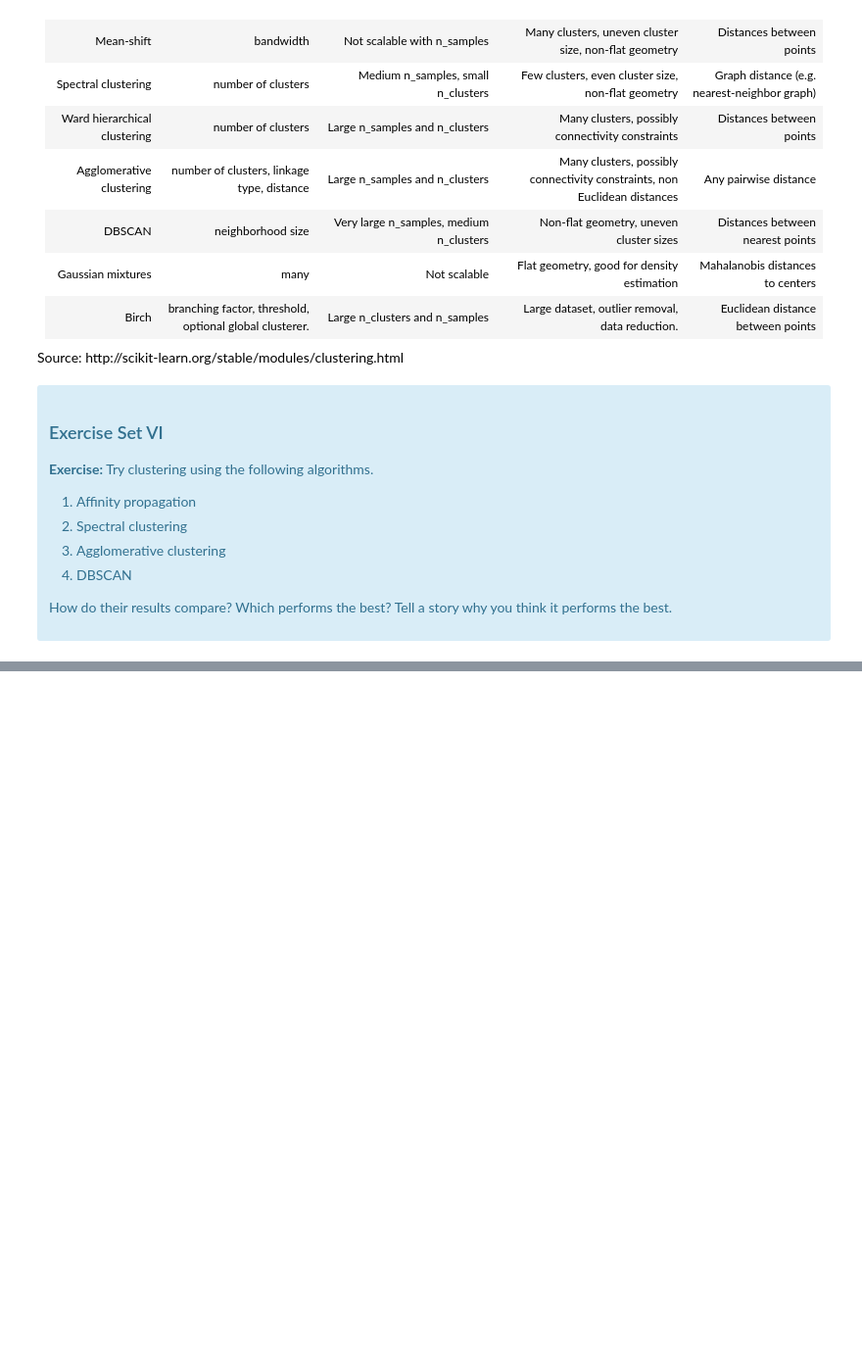
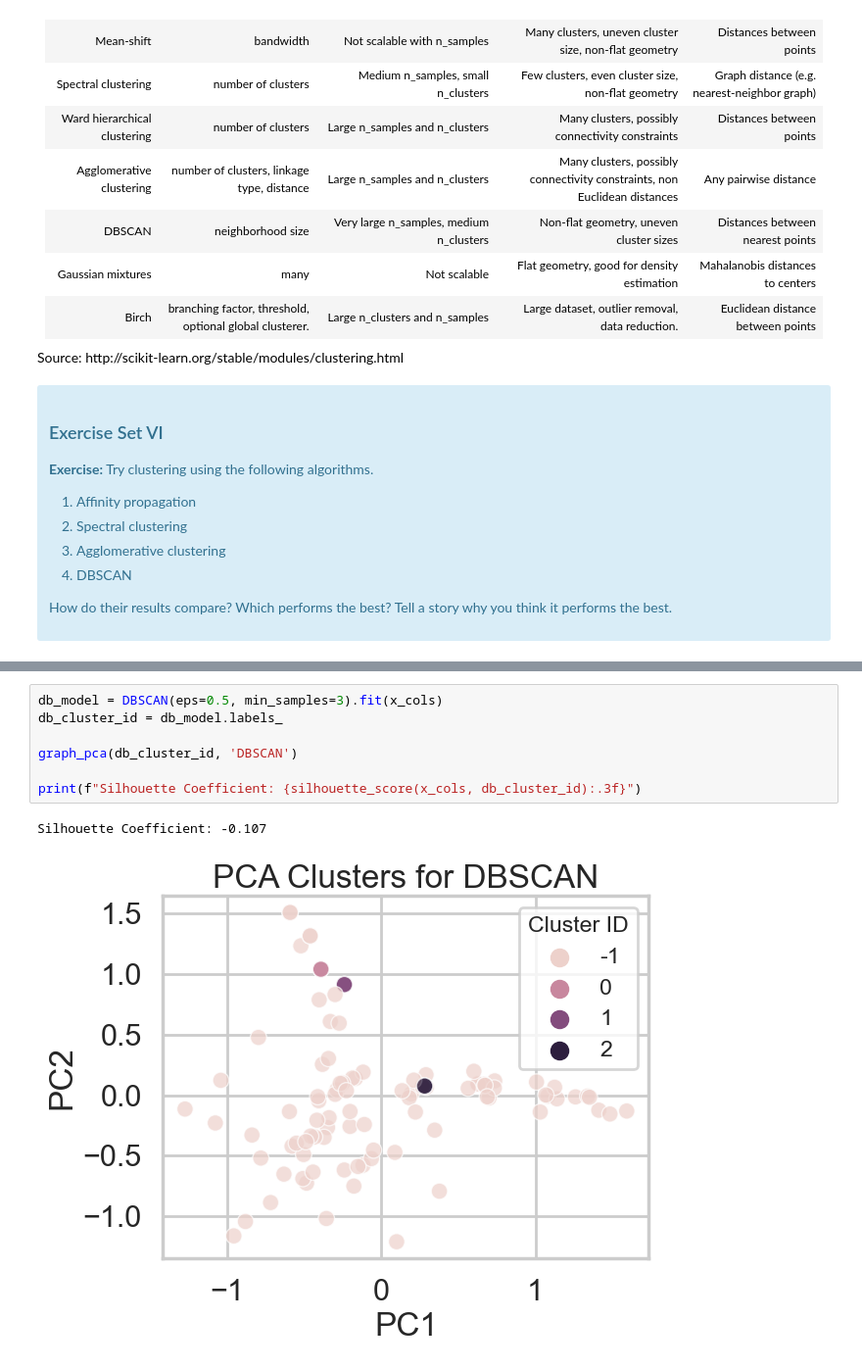
Before and after one commit to lila-b/springboard, a Jupyter notebook: Clustering_Case_Study/Clustering Case Study - Customer Segmentation with K-Means - Tier 3.ipynb, the cells around one changed output, grey strips where cells are left out. Shown at 98% size. Cells and saved outputs as stored; diff of their text form; blank space fills up the shorter version.

```diff
--- a/Clustering_Case_Study/Clustering Case Study - Customer Segmentation with K-Means - Tier 3.ipynb
+++ b/Clustering_Case_Study/Clustering Case Study - Customer Segmentation with K-Means - Tier 3.ipynb
@@ -544,0 +618,10 @@ Source: http://scikit-learn.org/stable/modules/clustering.html
+# %%
+db_model = DBSCAN(eps=0.5, min_samples=3).fit(x_cols)
+db_cluster_id = db_model.labels_
+
+graph_pca(db_cluster_id, 'DBSCAN')
+
+print(f"Silhouette Coefficient: {silhouette_score(x_cols, db_cluster_id):.3f}")
+# %% [output]
+Silhouette Coefficient: -0.107
+[figure, added]
```
Also changed, not shown: parts of 11 cells of this notebook.
